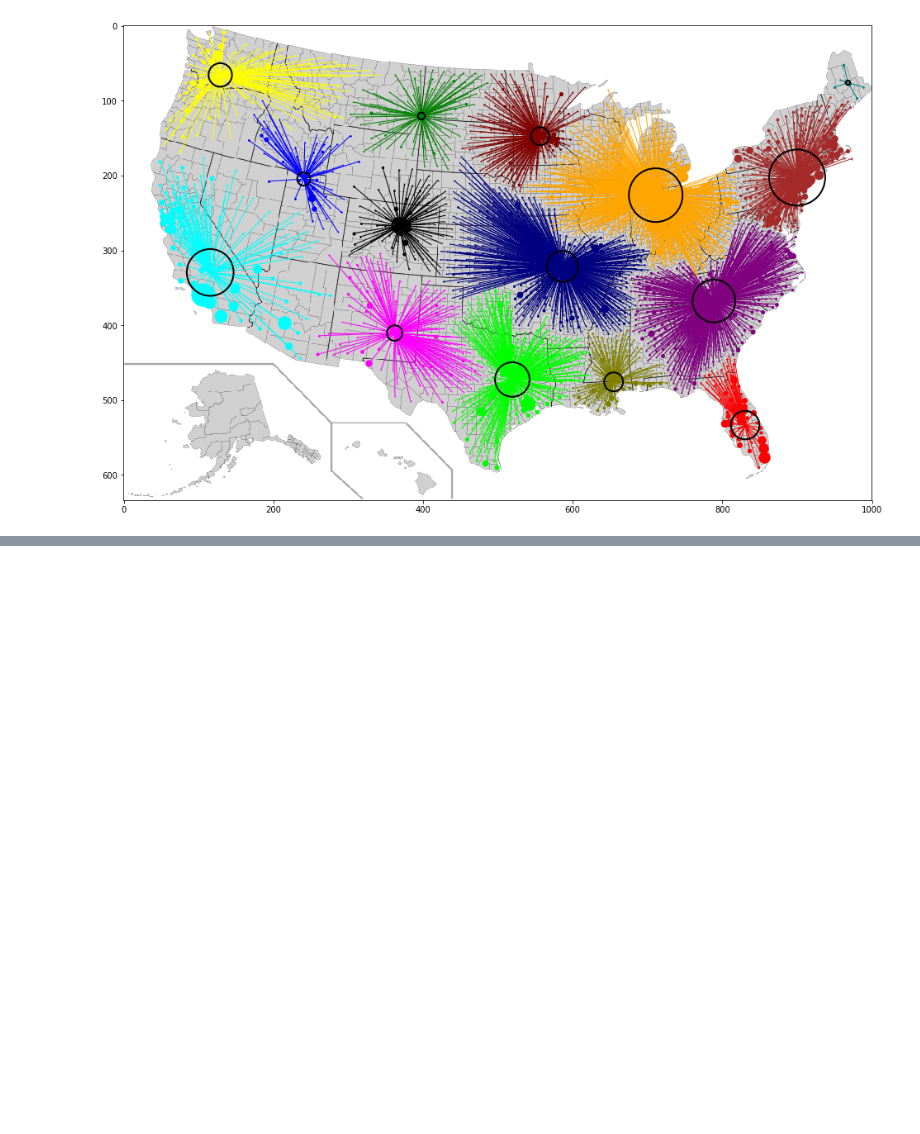
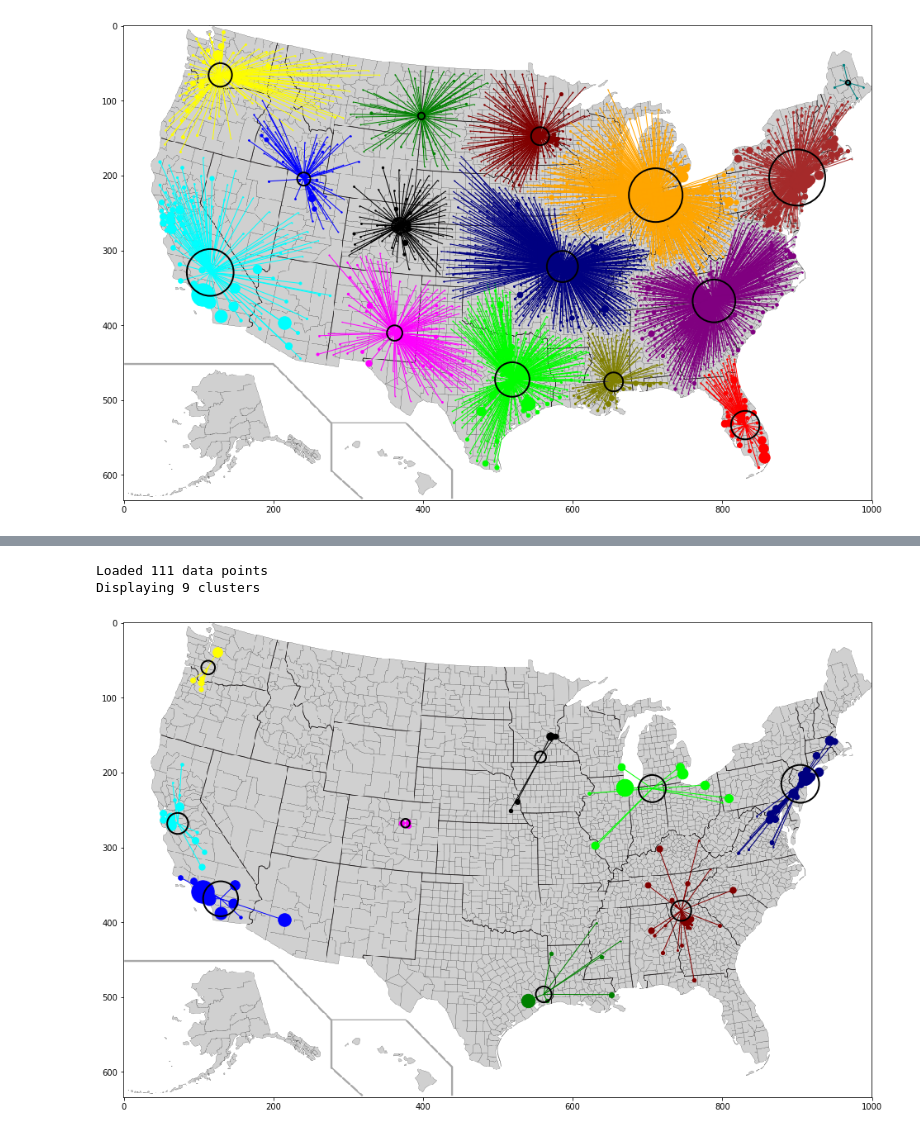
Before and after one commit to xuedong/codebooks, a Jupyter notebook: clustering/clustering.ipynb, the cells around one changed output, grey strips where cells are left out. Drawn from its saved outputs; the diff is of its cells as text; code cells hidden in the pictures; blank space fills up the shorter version.

```diff
--- a/clustering/clustering.ipynb
+++ b/clustering/clustering.ipynb
@@ -58,0 +69,6 @@ visualize(viz.DATA_3108_URL)
+# %%
+hierarchical_clusters = visualize(viz.DATA_111_URL, lambda x: algos.hierarchical_clustering(x, 9))
+# %% [output]
+Loaded 111 data points
+Displaying 9 clusters
+[figure, added]
```
Also changed, not shown: parts of 13 cells of this notebook.
